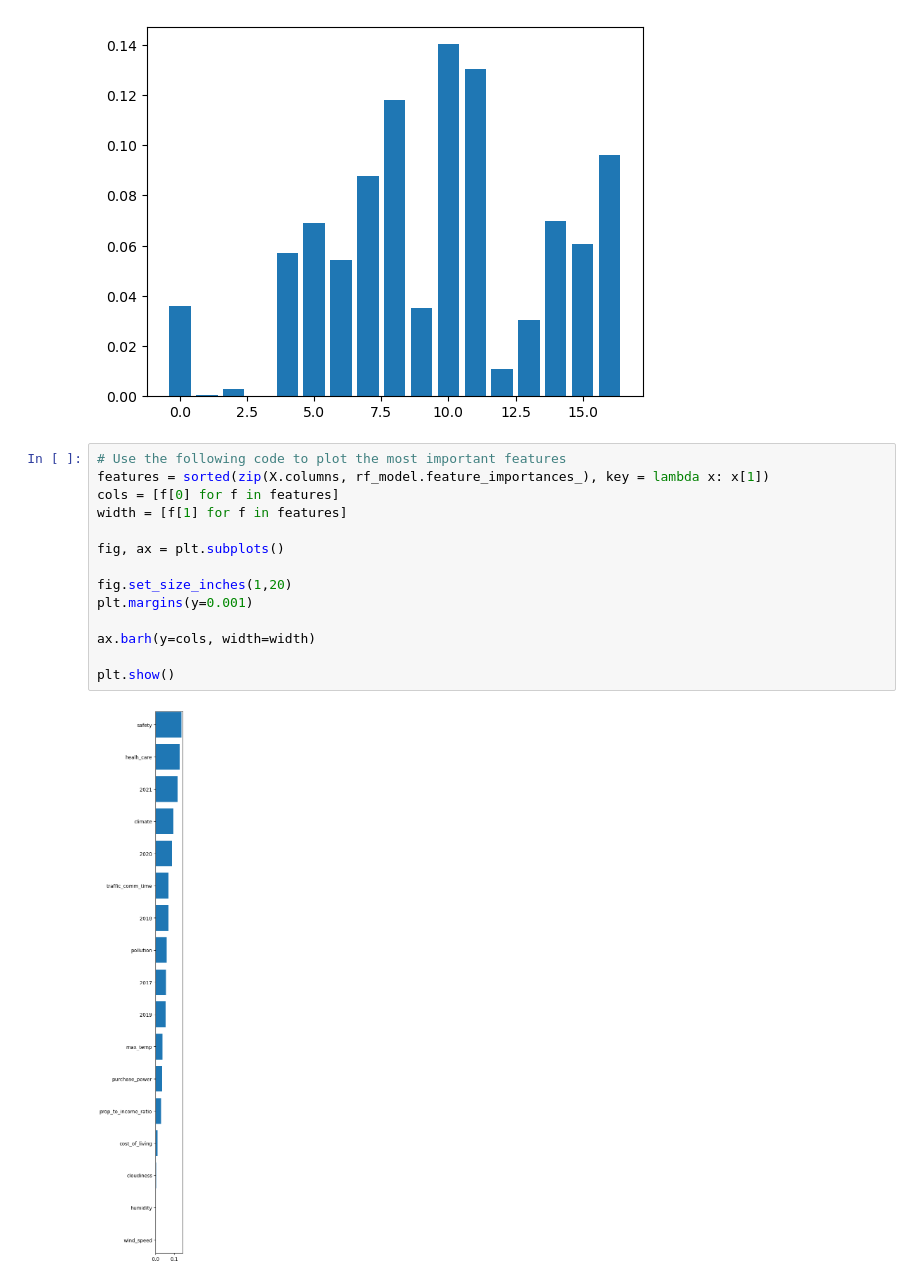
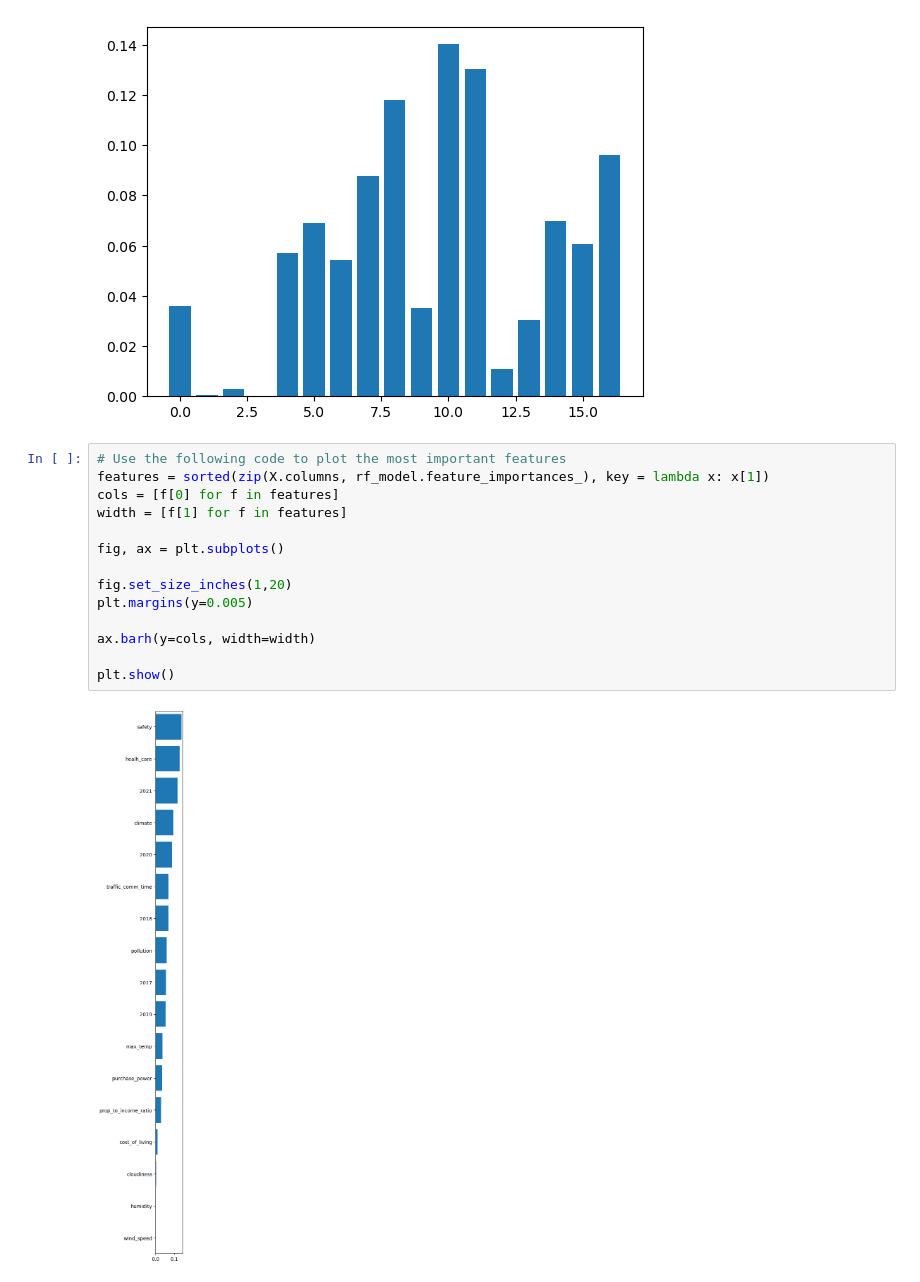
Before and after one commit to jakatz87/Final_Group_Project, a Jupyter notebook: Jupyter Code Files/ml_prep_random_forest.ipynb, the cells around one changed output. Drawn from its saved outputs; the diff is of its cells as text.

```diff
--- a/Jupyter Code Files/ml_prep_random_forest.ipynb
+++ b/Jupyter Code Files/ml_prep_random_forest.ipynb
@@ -221,16 +221,16 @@ plt.show()
 # %%
 # Use the following code to plot the most important features
 features = sorted(zip(X.columns, rf_model.feature_importances_), key = lambda x: x[1])
 cols = [f[0] for f in features]
 width = [f[1] for f in features]
 
 fig, ax = plt.subplots()
 
 fig.set_size_inches(1,20)
-plt.margins(y=0.001)
+plt.margins(y=0.005)
 
 ax.barh(y=cols, width=width)
 
 plt.show()
 # %% [output]
-[figure, old version]
+[figure, new version]
```
Also changed, not shown: 7 other files.
